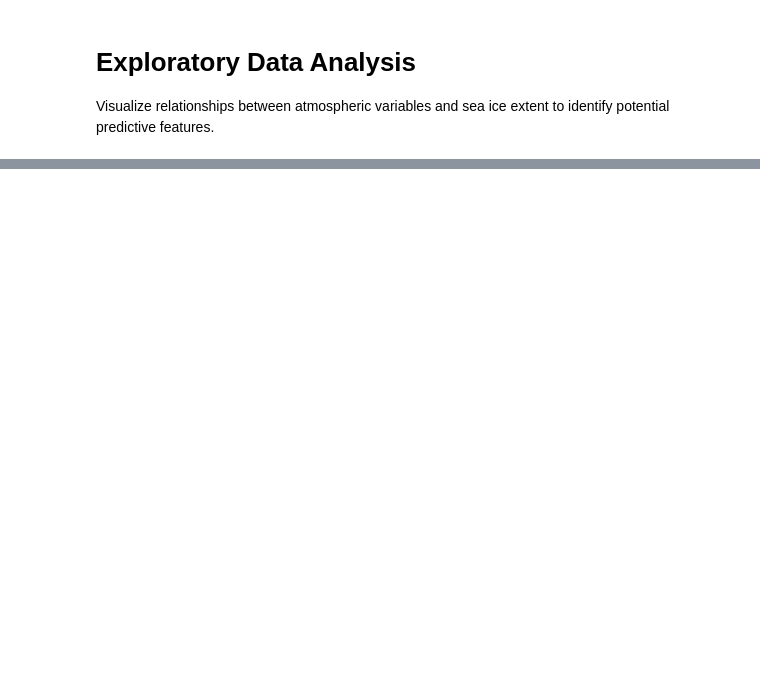
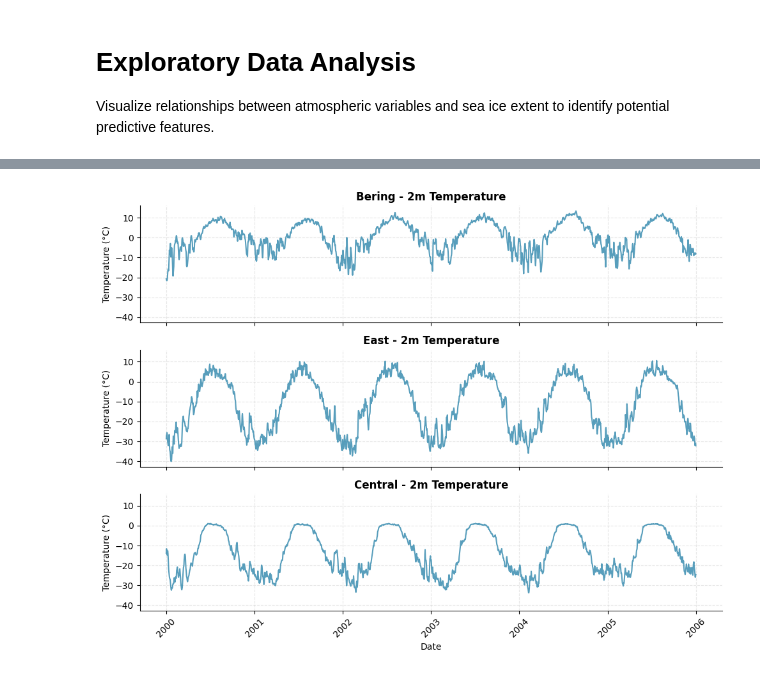
Before and after one commit to CatraMyBeloved/arctic-ice-extent, a Jupyter notebook: notebooks/02_EDA.ipynb, the cells around one changed output, grey strips where cells are left out. Drawn from its saved outputs; the diff is of its cells as text; code cells hidden in the pictures; blank space fills up the shorter version.

```diff
--- a/notebooks/02_EDA.ipynb
+++ b/notebooks/02_EDA.ipynb
@@ -23,0 +38,40 @@ plt.show()
+# %%
+data_bering = load_data(regions='Bering', years=range(2000, 2006))
+data_east = load_data(regions='East', years=range(2000, 2006))
+full_data = pd.concat([data_bering, data_east, data])
+# %%
+import seaborn as sns
+
+# Create FacetGrid showing t2m_mean for three regions
+g = sns.FacetGrid(
+    full_data,
+    row='region',
+    height=2.5,
+    aspect=4,
+    sharey=True
+)
+
+# Map line plot for temperature over time
+g.map_dataframe(
+    sns.lineplot,
+    x='date',
+    y='t2m_mean',
+    color='#2E86AB',
+    linewidth=1.5,
+    alpha=0.8
+)
+
+# Customize each subplot
+for ax, region in zip(g.axes.flat, full_data['region'].unique()):
+    ax.set_title(f'{region} - 2m Temperature', fontsize=12, fontweight='bold')
+    ax.set_xlabel('Date', fontsize=10)
+    ax.set_ylabel('Temperature (°C)', fontsize=10)
+    ax.grid(True, alpha=0.3, linestyle='--')
+
+    # Rotate x-axis labels for better readability
+    ax.tick_params(axis='x', rotation=45)
+
+g.tight_layout()
+plt.show()
+# %% [output]
+[figure, added]
```
Also changed, not shown: parts of 2 cells of this notebook, 1 other file.
